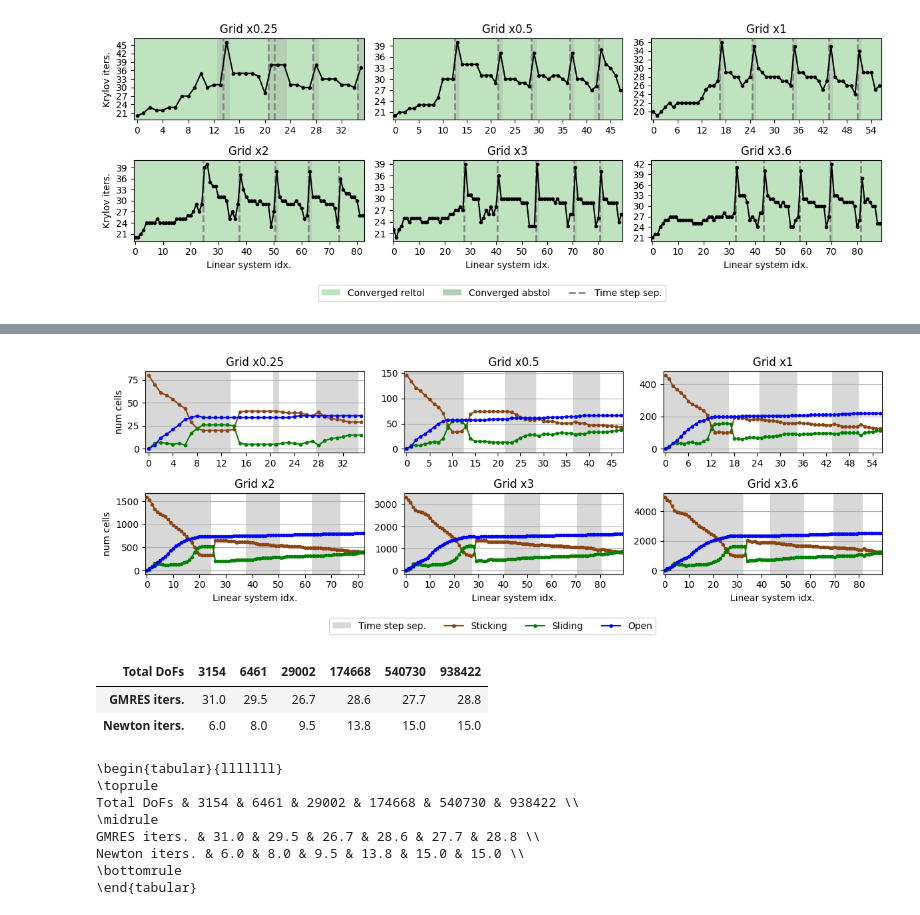
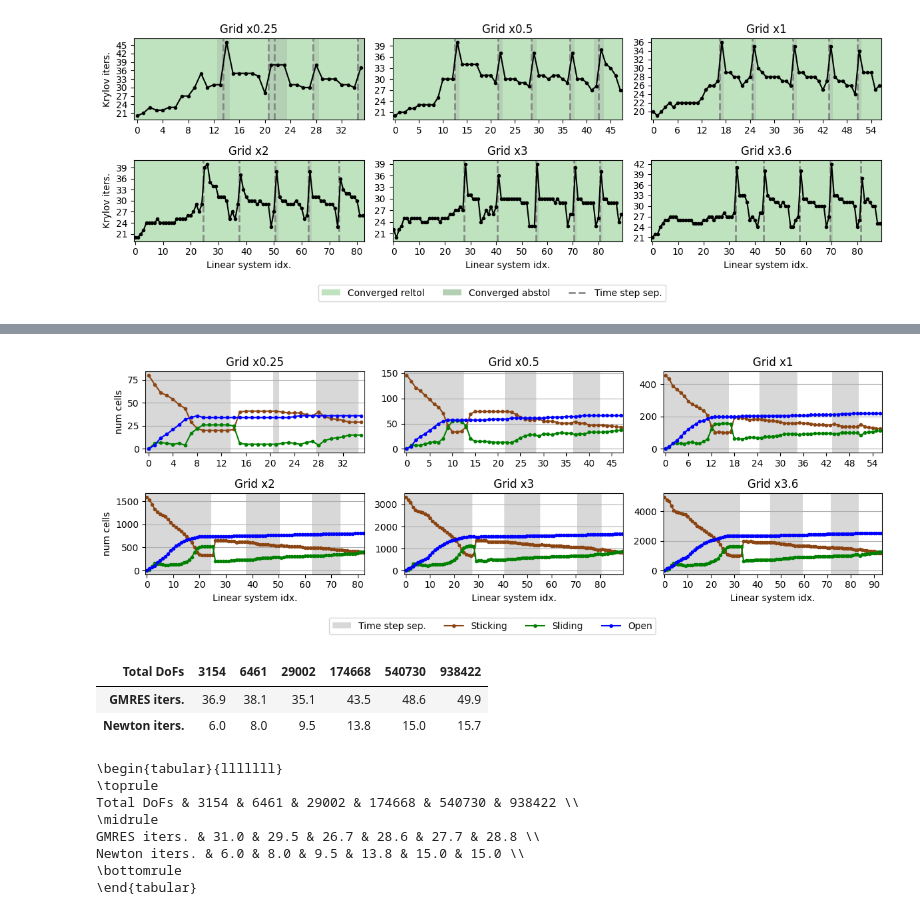
Before and after one commit to pmgbergen/FTHM-Solver, a Jupyter notebook: experiments/experiment_mandel_3_results.ipynb, the cells around one changed output, grey strips where cells are left out. Saved outputs shown, nothing was run; the diff lists cells and outputs as text; code cells hidden in the pictures.

```diff
--- a/experiments/experiment_mandel_3_results.ipynb
+++ b/experiments/experiment_mandel_3_results.ipynb
@@ -64,7 +64,7 @@ plot_grid(
 # %% [output]
 [figure]
 # %%
-grid_refinement = [0.25, 0.5, ]
+grid_refinement = [0.25, 0.5, 1, 2, 3, 3.6]
 
 data = {}
 names = {}
@@ -115,7 +115,7 @@ plot_grid(
 )
 # plt.savefig(save_path + 'fracture_length.pdf', bbox_inches='tight')
 # %% [output]
-[figure, old version]
+[figure, new version]
 # %%
 from collections import defaultdict
 import pandas as pd
@@ -123,36 +123,36 @@ import pandas as pd
 table = defaultdict(lambda: [])
 
 NDIGITS = 1
 
 
 for g in grid_refinement:
-    stats_name = f"stats_geo0.3x{g}_sol2_ph1_bb2_fr1.json"
+    stats_name = f"stats_geo0.3x{g}_sol3_ph1_bb2_fr1.json"
     entry = load_data(f"../stats/{stats_name}")
     dofs_info = load_data(f"../stats/dofs_info_{stats_name}")
     total_dofs = dofs_info["total dofs"]
     table["Total DoFs"].append(str(total_dofs))
 
     # if g in [0.25, 0.5]:
     #     # direct = load_data(f"../stats/stats_geo0.3x{g}_sol{21}_ph{1}_bb{2}_fr{1}.json")
     #     table["GMRES dir."].append(int(np.mean(get_gmres_iterations(direct))))
     # else:
     #     table["GMRES dir."].append('-')
 
     table["GMRES iters."].append(round(np.mean(get_gmres_iterations(entry)), NDIGITS))
     table['Newton iters.'].append(round(np.mean(get_newton_iterations(entry)), NDIGITS))
 
     converged_reason = get_petsc_converged_reason(entry)
     # table['\# lim iters.'].append(sum(np.array(get_petsc_converged_reason(entry)) < 0))
 
 table = pd.DataFrame(table).T
 table.rename(columns=table.iloc[0], inplace=True)
 table = table[1:]
 table.columns.name = 'Total DoFs'
 table
 # %% [output]
 | Total DoFs | 3154 | 6461 | 29002 | 174668 | 540730 | 938422 |
-| GMRES iters. | 31.0 | 29.5 | 26.7 | 28.6 | 27.7 | 28.8 |
-| Newton iters. | 6.0 | 8.0 | 9.5 | 13.8 | 15.0 | 15.0 |
+| GMRES iters. | 36.9 | 38.1 | 35.1 | 43.5 | 48.6 | 49.9 |
+| Newton iters. | 6.0 | 8.0 | 9.5 | 13.8 | 15.0 | 15.7 |
 # %%
 print(table.to_latex(float_format=f'%.{NDIGITS}f'))
 # %% [output]
```
Also changed, not shown: parts of 1 cell of this notebook, 3 other files.
